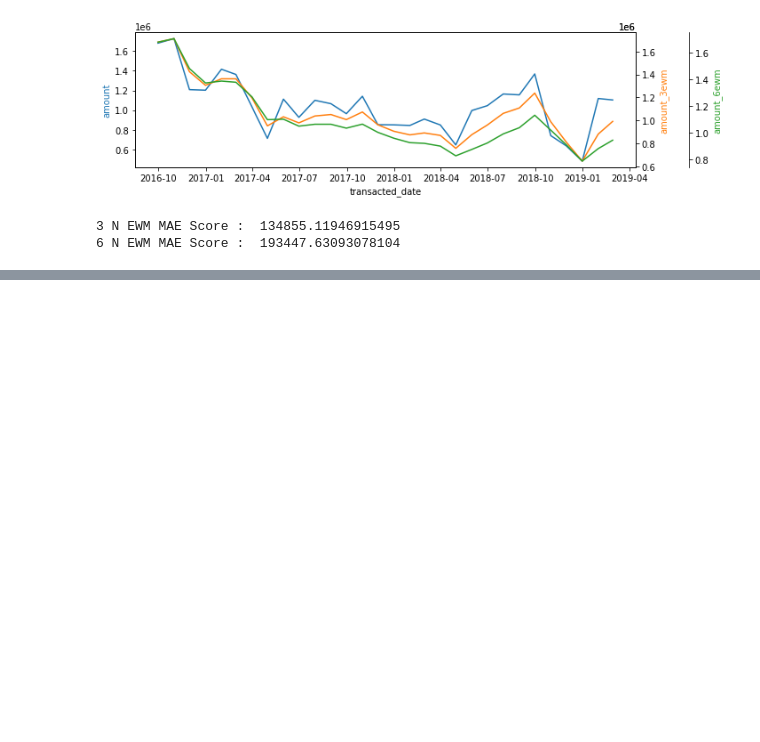
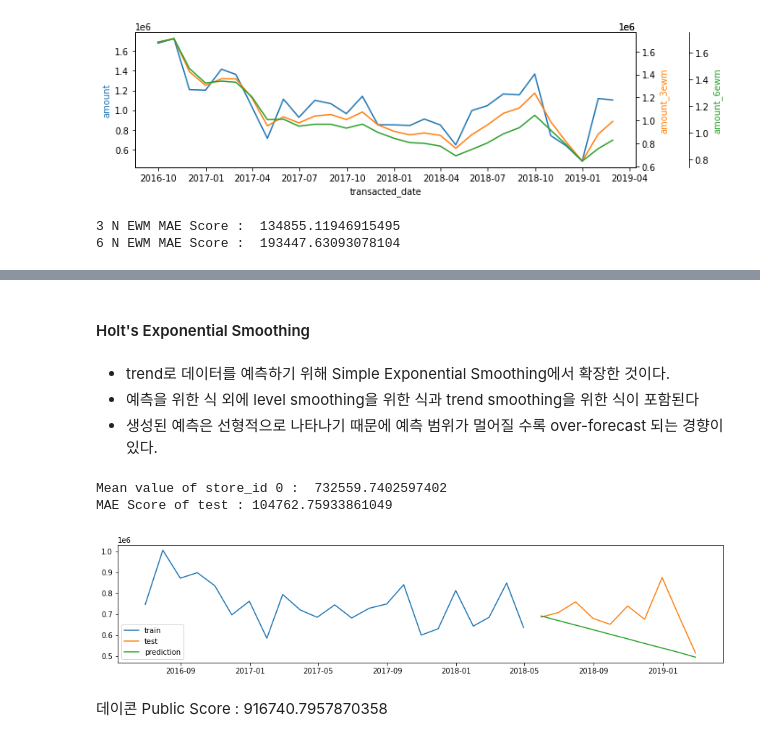
Before and after one commit to namwootree/Basic_Skill, a Jupyter notebook: Time_Series/상점 신용카드 매출 예측 경진대회/상점_신용카드_매출_예측.ipynb, the cells around one changed output, grey strips where cells are left out. Drawn from its saved outputs; the diff is of its cells as text; code cells hidden in the pictures; blank space fills up the shorter version.

```diff
--- a/Time_Series/상점 신용카드 매출 예측 경진대회/상점_신용카드_매출_예측.ipynb
+++ b/Time_Series/상점 신용카드 매출 예측 경진대회/상점_신용카드_매출_예측.ipynb
@@ -621,0 +793,25 @@ print("6 N EWM MAE Score : ", mae(ewm_month.amount_6ewm, sma_month.amount.values
+# %% [markdown]
+#### Holt's Exponential Smoothing
+# %% [markdown]
+* trend로 데이터를 예측하기 위해 Simple Exponential Smoothing에서 확장한 것이다.
+* 예측을 위한 식 외에 level smoothing을 위한 식과 trend smoothing을 위한 식이 포함된다
+* 생성된 예측은 선형적으로 나타나기 때문에 예측 범위가 멀어질 수록 over-forecast 되는 경향이 있다.
+# %%
+df_set = month_df[month_df.store_id == 0]
+
+size = int(len(df_set) * 0.7)
+train = df_set[:size]
+test = df_set[size:]
+
+holt_model = Holt(np.array(train.amount))
+holt_result = holt_model.fit()
+holt_pred = holt_result.forecast(len(test))
+# %%
+print("Mean value of store_id 0 : ", df_set.amount.mean())
+print("MAE Score of test :", mae(test.amount, holt_pred))
+
+plot_train_test_pred_graph(train, test, holt_pred)
+# %% [output]
+Mean value of store_id 0 :  732559.7402597402
+MAE Score of test : 104762.75933861049
+[figure, added]
@@ -621,0 +836,2 @@ print("6 N EWM MAE Score : ", mae(ewm_month.amount_6ewm, sma_month.amount.values
+# %% [markdown]
+데이콘 Public Score : 916740.7957870358
```
Also changed, not shown: parts of 44 cells of this notebook.
